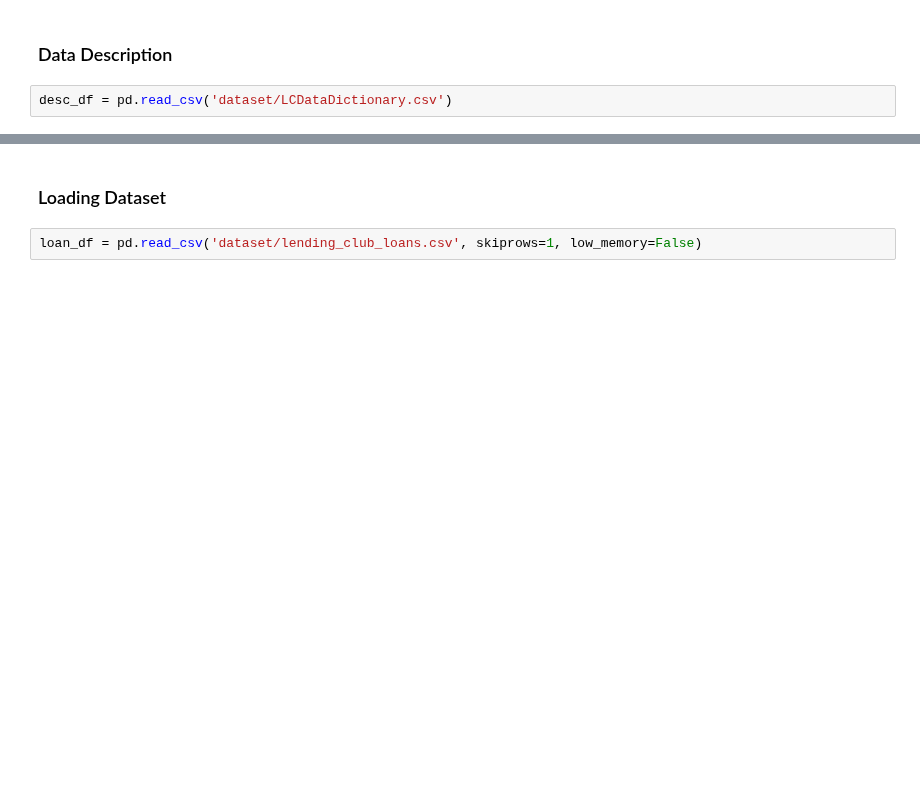
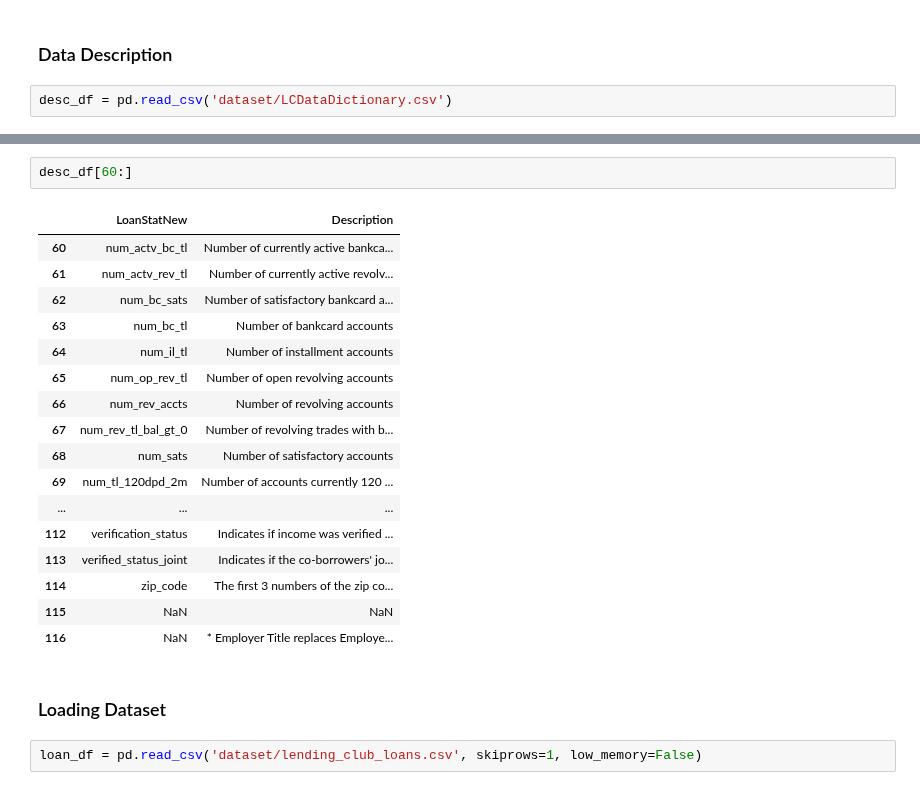
Before and after one commit to imvdharmesh/lending-market-club, a Jupyter notebook: data-cleansing-lending_club_loans.ipynb, the cells around one changed output, grey strips where cells are left out. Cells and saved outputs as stored; diff of their text form; blank space fills up the shorter version.

```diff
--- a/data-cleansing-lending_club_loans.ipynb
+++ b/data-cleansing-lending_club_loans.ipynb
@@ -29,3 +32,23 @@ nan  :  * Employer Title replaces Employer Name for all loans listed after 9/23/
+# %%
+desc_df[60:]
+# %% [output]
+|  | LoanStatNew | Description |
+| 60 | num_actv_bc_tl | Number of currently active bankca... |
+| 61 | num_actv_rev_tl | Number of currently active revolv... |
+| 62 | num_bc_sats | Number of satisfactory bankcard a... |
+| 63 | num_bc_tl | Number of bankcard accounts |
+| 64 | num_il_tl | Number of installment accounts |
+| 65 | num_op_rev_tl | Number of open revolving accounts |
+| 66 | num_rev_accts | Number of revolving accounts |
+| 67 | num_rev_tl_bal_gt_0 | Number of revolving trades with b... |
+| 68 | num_sats | Number of satisfactory accounts |
+| 69 | num_tl_120dpd_2m | Number of accounts currently 120 ... |
+| ... | ... | ... |
+| 112 | verification_status | Indicates if income was verified ... |
+| 113 | verified_status_joint | Indicates if the co-borrowers' jo... |
+| 114 | zip_code | The first 3 numbers of the zip co... |
+| 115 | NaN | NaN |
+| 116 | NaN | * Employer Title replaces Employe... |
 # %% [markdown]
 ### Loading Dataset
 # %%
```
Also changed, not shown: parts of 41 cells of this notebook.
